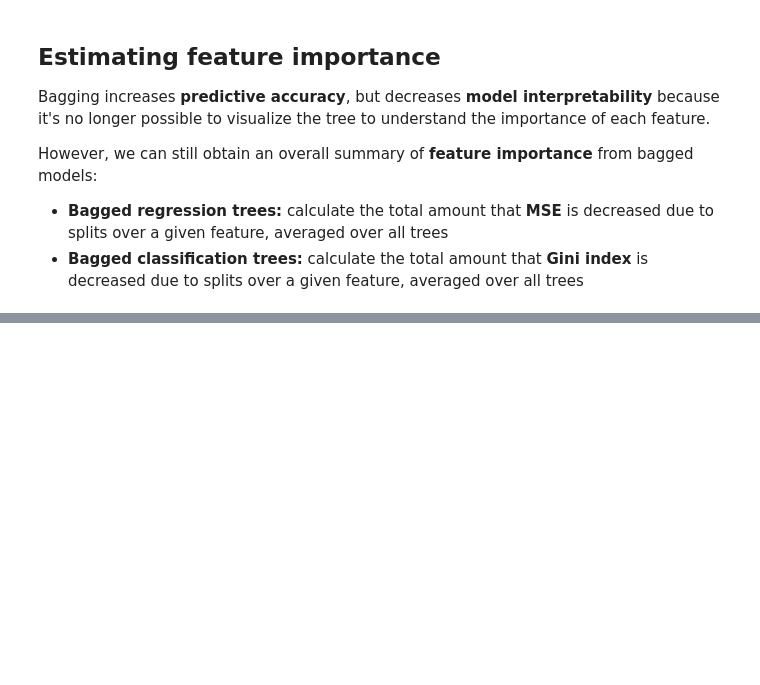
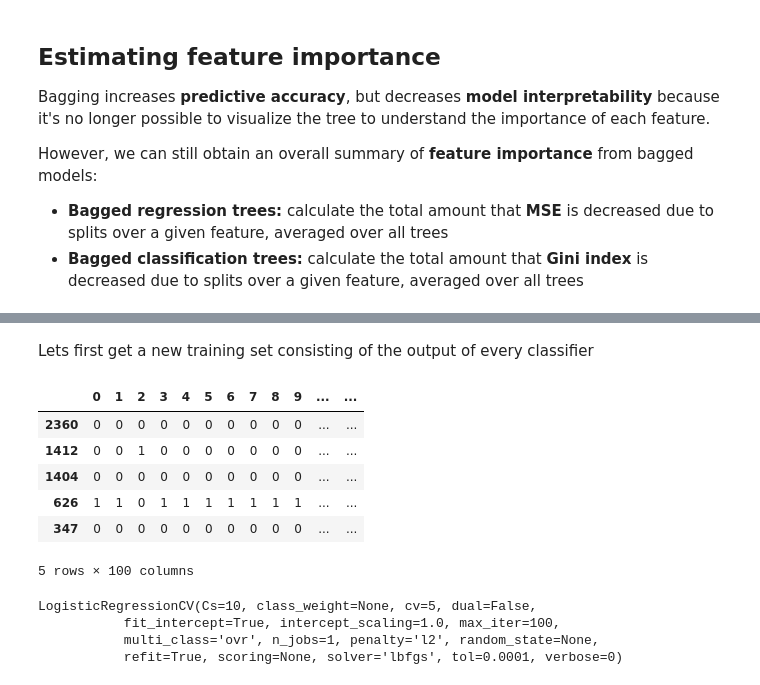
Before and after one commit to albahnsen/PracticalMachineLearningClass, a Jupyter notebook: notebooks/11-Ensembles_Bagging.ipynb, the cells around one changed output, grey strips where cells are left out. Saved outputs shown, nothing was run; the diff lists cells and outputs as text; code cells hidden in the pictures; blank space fills up the shorter version.

```diff
--- a/notebooks/11-Ensembles_Bagging.ipynb
+++ b/notebooks/11-Ensembles_Bagging.ipynb
@@ -480,0 +684,6 @@ However, we can still obtain an overall summary of **feature importance** from b
+# %%
+clf = BaggingClassifier(base_estimator=DecisionTreeClassifier(), n_estimators=100, bootstrap=True,
+                        random_state=42, n_jobs=-1, oob_score=True)
+clf.fit(X_train, y_train)
+y_pred = clf.predict(X_test)
+metrics.f1_score(y_pred, y_test), metrics.accuracy_score(y_pred, y_test)
@@ -480,0 +692,12 @@ However, we can still obtain an overall summary of **feature importance** from b
+# %%
+errors = np.zeros(clf.n_estimators)
+y_pred_all_ = np.zeros((X_test.shape[0], clf.n_estimators))
+
+for i in range(clf.n_estimators):
+    oob_sample = ~clf.estimators_samples_[i]
+    y_pred_ = clf.estimators_[i].predict(X_train.values[oob_sample])
+    errors[i] = metrics.accuracy_score(y_pred_, y_train.values[oob_sample])
+    y_pred_all_[:, i] = clf.estimators_[i].predict(X_test)
+
+alpha = (1 - errors) / (1 - errors).sum()
+y_pred = (np.sum(y_pred_all_ * alpha, axis=1) >= 0.5).astype(np.int)
@@ -480,0 +726,17 @@ However, we can still obtain an overall summary of **feature importance** from b
+# %% [markdown]
+Lets first get a new training set consisting of the output of every classifier
+# %%
+X_train_2 = pd.DataFrame(index=X_train.index, columns=list(range(n_estimators)))
+
+for i in range(n_estimators):
+    X_train_2[i] = trees[i].predict(X_train)
+# %%
+X_train_2.head()
+# %% [output]
+|  | 0 | 1 | 2 | 3 | 4 | 5 | 6 | 7 | 8 | 9 | ... | ... |
+| 2360 | 0 | 0 | 0 | 0 | 0 | 0 | 0 | 0 | 0 | 0 | ... | ... |
+| 1412 | 0 | 0 | 1 | 0 | 0 | 0 | 0 | 0 | 0 | 0 | ... | ... |
+| 1404 | 0 | 0 | 0 | 0 | 0 | 0 | 0 | 0 | 0 | 0 | ... | ... |
+| 626 | 1 | 1 | 0 | 1 | 1 | 1 | 1 | 1 | 1 | 1 | ... | ... |
+| 347 | 0 | 0 | 0 | 0 | 0 | 0 | 0 | 0 | 0 | 0 | ... | ... |
+5 rows × 100 columns
@@ -480,0 +745,8 @@ However, we can still obtain an overall summary of **feature importance** from b
+# %%
+lr = LogisticRegressionCV(cv = 5 )
+lr.fit(X_train_2, y_train)
+# %% [output]
+LogisticRegressionCV(Cs=10, class_weight=None, cv=5, dual=False,
+           fit_intercept=True, intercept_scaling=1.0, max_iter=100,
+           multi_class='ovr', n_jobs=1, penalty='l2', random_state=None,
+           refit=True, scoring=None, solver='lbfgs', tol=0.0001, verbose=0)
```
Also changed, not shown: parts of 43 cells of this notebook, 3 other files.
